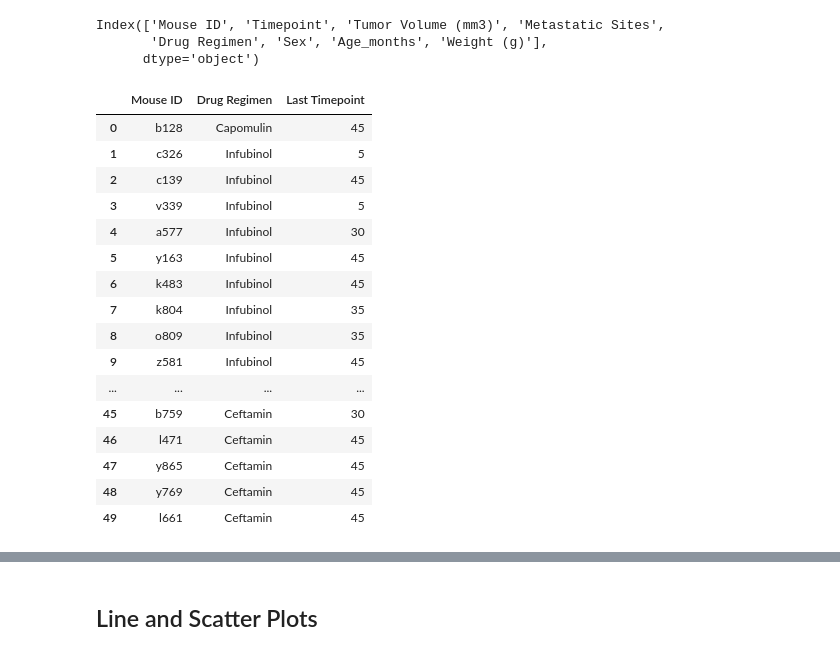
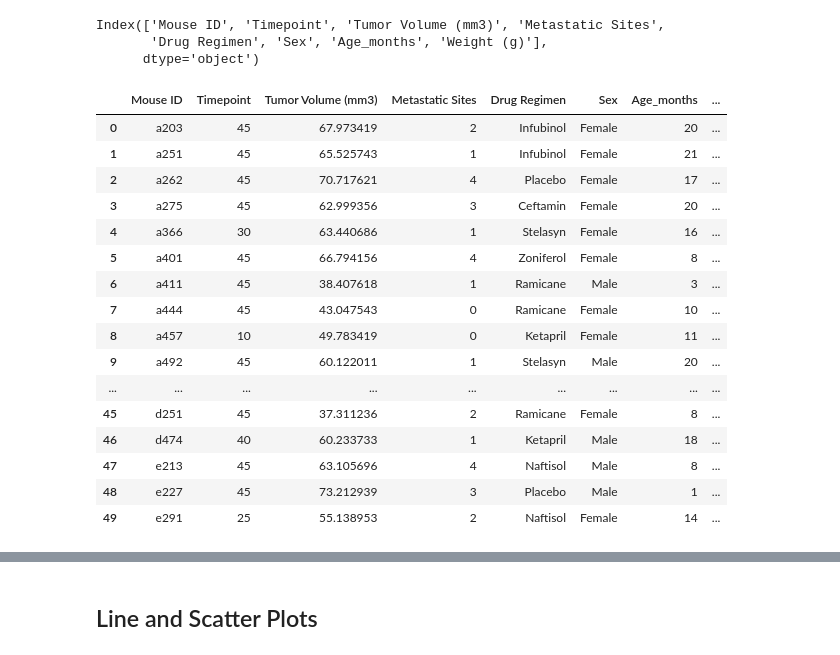
Before and after one commit to DidemBl/Module_5_challenge, a Jupyter notebook: pymaceuticals_notebook.ipynb, the cells around one changed output, grey strips where cells are left out. Cells and saved outputs as stored; diff of their text form; code cells hidden in the pictures.

```diff
--- a/pymaceuticals_notebook.ipynb
+++ b/pymaceuticals_notebook.ipynb
@@ -171,45 +171,30 @@ Index(['Mouse ID', 'Timepoint', 'Tumor Volume (mm3)', 'Metastatic Sites',
       dtype='object')
 # %%
 # Calculate the final tumor volume of each mouse across four of the treatment regimens:
+# Capomulin, Ramicane, Infubinol, and Ceftamin:
 
-clean_copy_df= cleaned_combined_df.copy()
-clean_copy_df= pd.DataFrame(clean_copy_df[["Mouse ID","Timepoint", "Drug Regimen","Tumor Volume (mm3)"]])
-
-# Capomulin, Ramicane, Infubinol, and Ceftamin
-
-treatment_filtered_df = clean_copy_df.loc[(clean_copy_df["Drug Regimen"] == "Capomulin") | (clean_copy_df["Drug Regimen"] == "Ramicane") | (clean_copy_df["Drug Regimen"] == "Infubinol") | (clean_copy_df["Drug Regimen"] == "Ceftamin"), :]
-
-
-#Start by getting the last (greatest) timepoint for each mouse
-treatment_filtered_max_time = treatment_filtered_df.groupby(["Mouse ID"])["Timepoint"].max()
-treatment_filtered_max_time_df = pd.DataFrame(treatment_filtered_max_time)
-
-
-
+treatment_filtered_max_time = cleaned_combined_df.groupby(["Mouse ID"])["Timepoint"].max()
+treatment_filtered_max_time = treatment_filtered_max_time.reset_index()
 
 # Merge this group df with the original DataFrame to get the tumor volume at the last timepoint
 
-merged_on_max_timepoint_volume_df = treatment_filtered_df.merge(treatment_filtered_max_time_df, on= "Mouse ID", how="left")
-
-
-merged_on_max_timepoint_volume_df = merged_on_max_timepoint_volume_df[["Mouse ID", "Drug Regimen","Timepoint_y"]]
-renamed_merged = merged_on_max_timepoint_volume_df.rename(columns={"Timepoint_y": "Last Timepoint"})
+renamed_merged = treatment_filtered_max_time.merge(cleaned_combined_df, on=['Mouse ID','Timepoint'], how="left")
 renamed_merged.head(50)
 # %% [output]
-|  | Mouse ID | Drug Regimen | Last Timepoint |
-| 0 | b128 | Capomulin | 45 |
-| 1 | c326 | Infubinol | 5 |
-| 2 | c139 | Infubinol | 45 |
-| 3 | v339 | Infubinol | 5 |
-| 4 | a577 | Infubinol | 30 |
-| 5 | y163 | Infubinol | 45 |
-| 6 | k483 | Infubinol | 45 |
-| 7 | k804 | Infubinol | 35 |
-| 8 | o809 | Infubinol | 35 |
-| 9 | z581 | Infubinol | 45 |
-| ... | ... | ... | ... |
-| 45 | b759 | Ceftamin | 30 |
-| 46 | l471 | Ceftamin | 45 |
-| 47 | y865 | Ceftamin | 45 |
-| 48 | y769 | Ceftamin | 45 |
-| 49 | l661 | Ceftamin | 45 |
+|  | Mouse ID | Timepoint | Tumor Volume (mm3) | Metastatic Sites | Drug Regimen | Sex | Age_months | ... |
+| 0 | a203 | 45 | 67.973419 | 2 | Infubinol | Female | 20 | ... |
+| 1 | a251 | 45 | 65.525743 | 1 | Infubinol | Female | 21 | ... |
+| 2 | a262 | 45 | 70.717621 | 4 | Placebo | Female | 17 | ... |
+| 3 | a275 | 45 | 62.999356 | 3 | Ceftamin | Female | 20 | ... |
+| 4 | a366 | 30 | 63.440686 | 1 | Stelasyn | Female | 16 | ... |
+| 5 | a401 | 45 | 66.794156 | 4 | Zoniferol | Female | 8 | ... |
+| 6 | a411 | 45 | 38.407618 | 1 | Ramicane | Male | 3 | ... |
+| 7 | a444 | 45 | 43.047543 | 0 | Ramicane | Female | 10 | ... |
+| 8 | a457 | 10 | 49.783419 | 0 | Ketapril | Female | 11 | ... |
+| 9 | a492 | 45 | 60.122011 | 1 | Stelasyn | Male | 20 | ... |
+| ... | ... | ... | ... | ... | ... | ... | ... | ... |
+| 45 | d251 | 45 | 37.311236 | 2 | Ramicane | Female | 8 | ... |
+| 46 | d474 | 40 | 60.233733 | 1 | Ketapril | Male | 18 | ... |
+| 47 | e213 | 45 | 63.105696 | 4 | Naftisol | Male | 8 | ... |
+| 48 | e227 | 45 | 73.212939 | 3 | Placebo | Male | 1 | ... |
+| 49 | e291 | 25 | 55.138953 | 2 | Naftisol | Female | 14 | ... |
```
Also changed, not shown: parts of 3 cells of this notebook.
